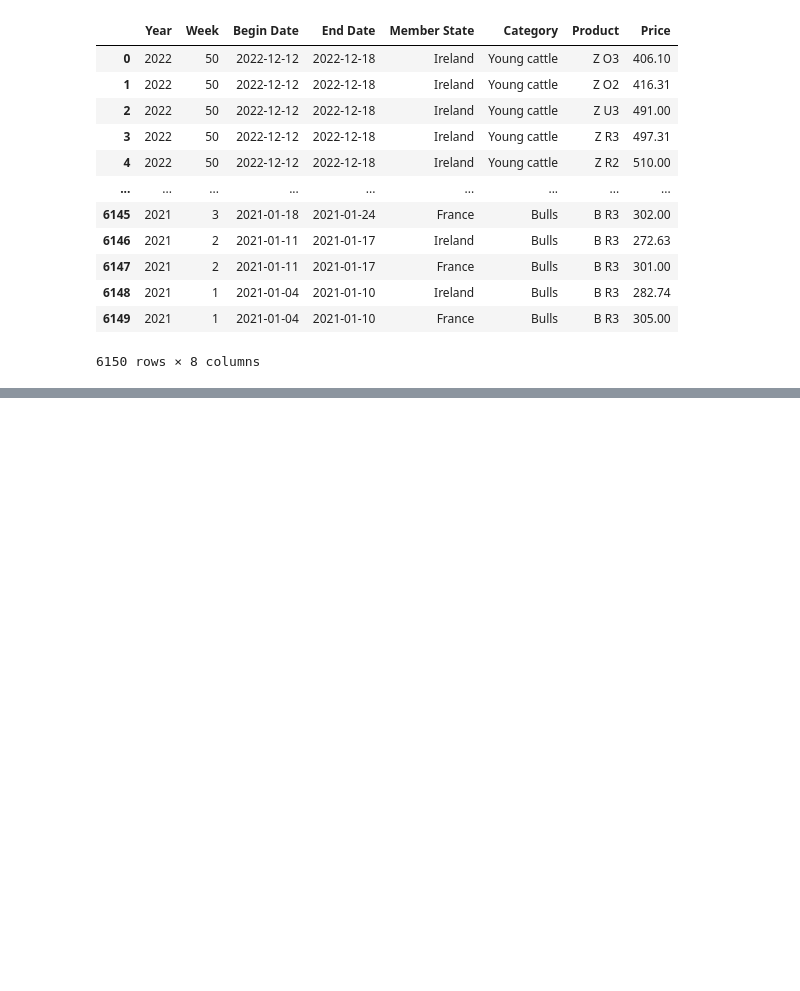
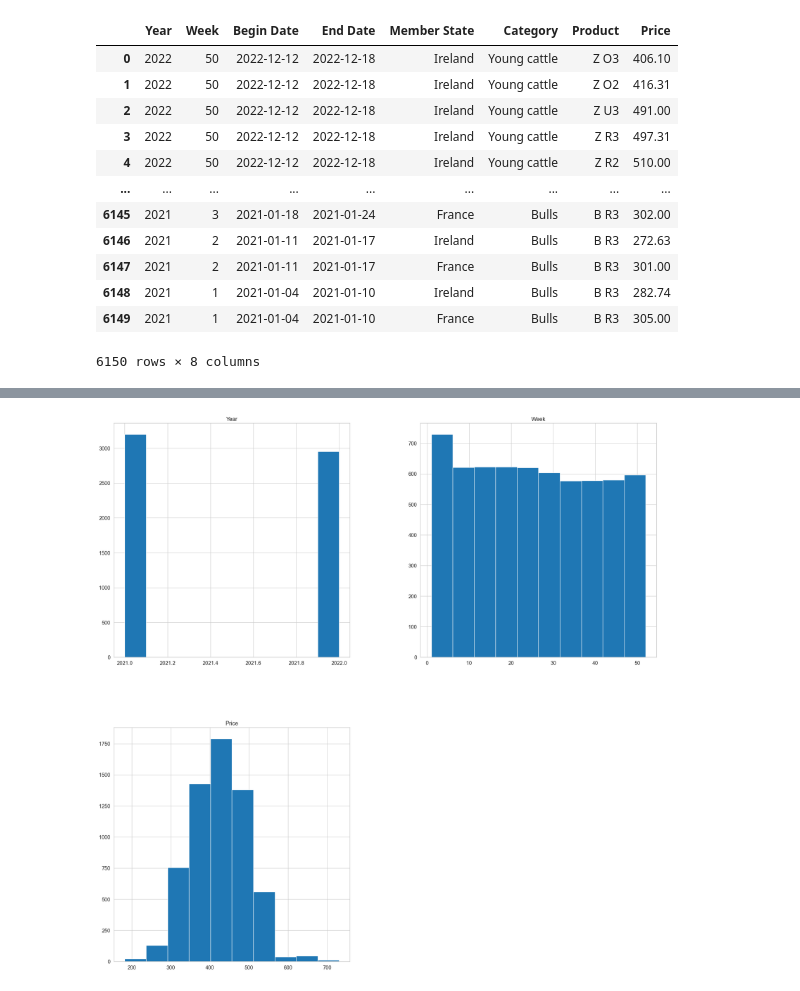
Before and after one commit to sba22222/CA2, a Jupyter notebook: CA2_TAKE2.ipynb, the cells around one changed output, grey strips where cells are left out. Drawn from its saved outputs; the diff is of its cells as text; code cells hidden in the pictures; blank space fills up the shorter version.

```diff
--- a/CA2_TAKE2.ipynb
+++ b/CA2_TAKE2.ipynb
@@ -39,0 +58,10 @@ plt.ylabel('Prices');
+# %%
+# Drop the unit column
+df = df.drop(columns=['Begin Date', 'End Date'])
+# %%
+#I dont think this is necessary
+%matplotlib inline
+df.hist(figsize=(25,25));#
+#plt.savefig('./Images/Img_1_BusDataframe_histogram.svg')
+# %% [output]
+[figure, added]
```
Also changed, not shown: parts of 14 cells of this notebook.
